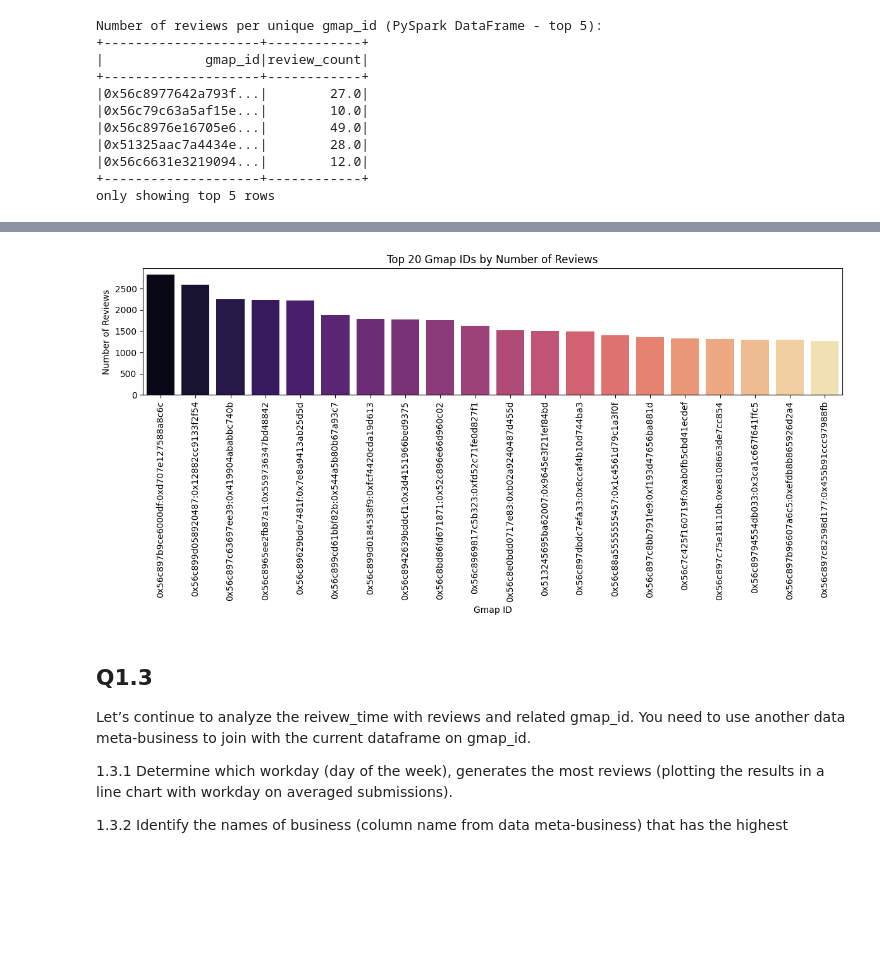
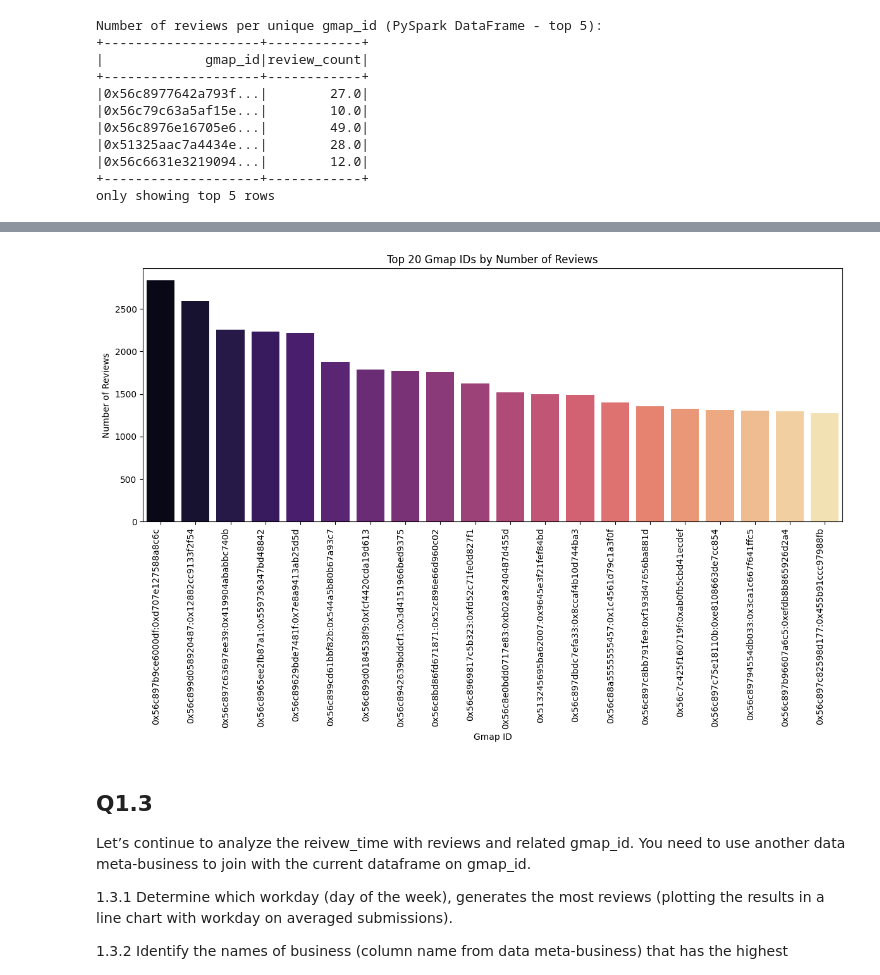
Before and after one commit to makhthum/MDS_Deakin_SIG742, a Jupyter notebook: sit742task2.ipynb, the cells around one changed output, grey strips where cells are left out. Drawn from its saved outputs; the diff is of its cells as text; code cells hidden in the pictures; blank space fills up the shorter version.

```diff
--- a/sit742task2.ipynb
+++ b/sit742task2.ipynb
@@ -201,20 +192,21 @@ plt.show()
 # %%
 # Example Visualization 2: Number of reviews per gmap_id (using the calculated counts)
 # First, convert the reviews_per_gmap_id_spark to pandas for easier plotting
 reviews_per_gmap_id_pandas = reviews_per_gmap_id_spark.toPandas()
 reviews_per_gmap_id_pandas_sorted = reviews_per_gmap_id_pandas.sort_values(by='review_count', ascending=False)
 
-plt.figure(figsize=(12, 6))
+plt.figure(figsize=(12, 8))
 # Displaying top 20 gmap_ids for better visualization
-sns.barplot(data=reviews_per_gmap_id_pandas_sorted.head(20), x='gmap_id', y='review_count', palette='magma', hue='gmap_id')
+ax = sns.barplot(data=reviews_per_gmap_id_pandas_sorted.head(20), x='gmap_id', y='review_count', palette='magma', hue='gmap_id')
+ax.set_xticklabels(ax.get_xticklabels(), rotation=45, ha='right')
 plt.title('Top 20 Gmap IDs by Number of Reviews')
 plt.xlabel('Gmap ID')
 plt.ylabel('Number of Reviews')
 plt.xticks(rotation=90)
 plt.tight_layout()
 plt.show()
 # %% [output]
-[figure, old version]
+[figure, new version]
 # %% [markdown]
 ## Q1.3
 
```
Also changed, not shown: parts of 9 cells of this notebook.
